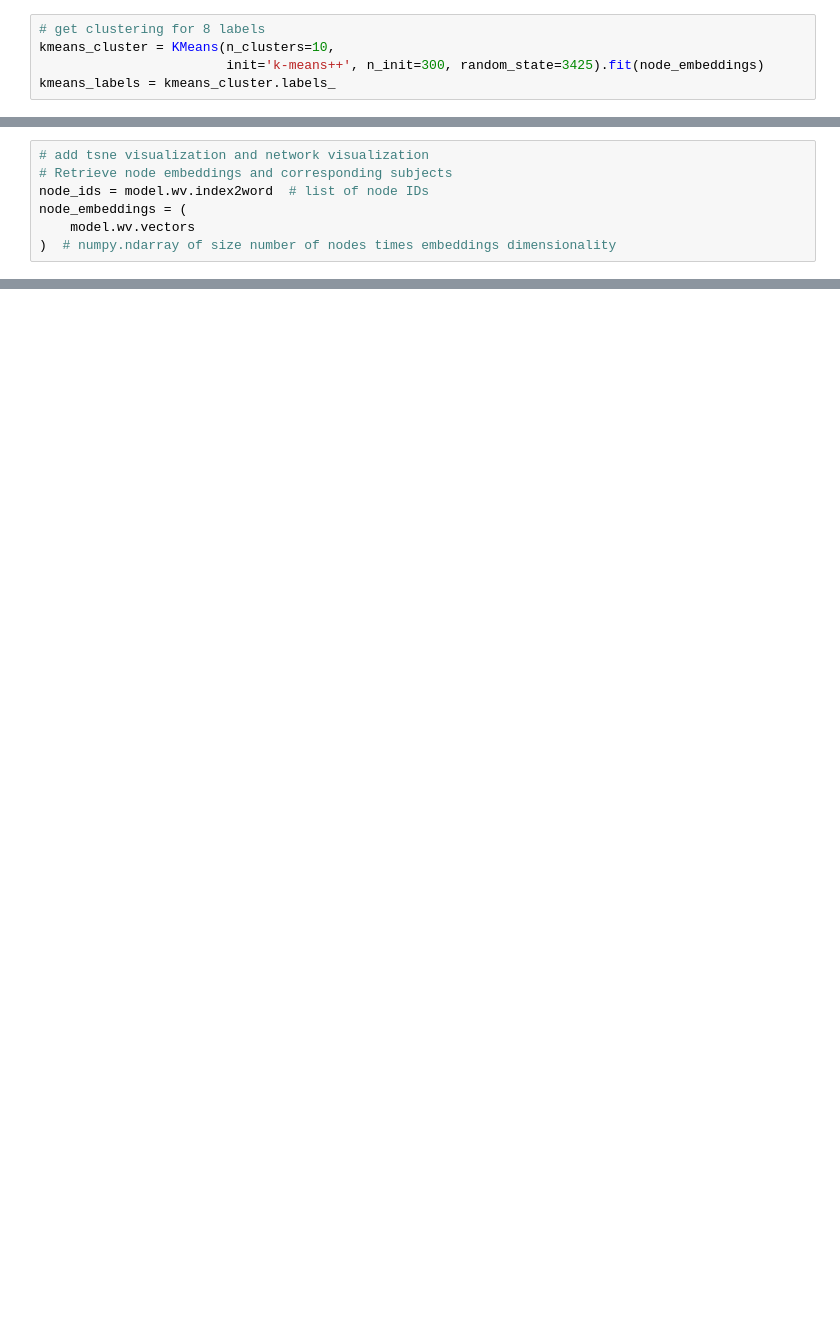
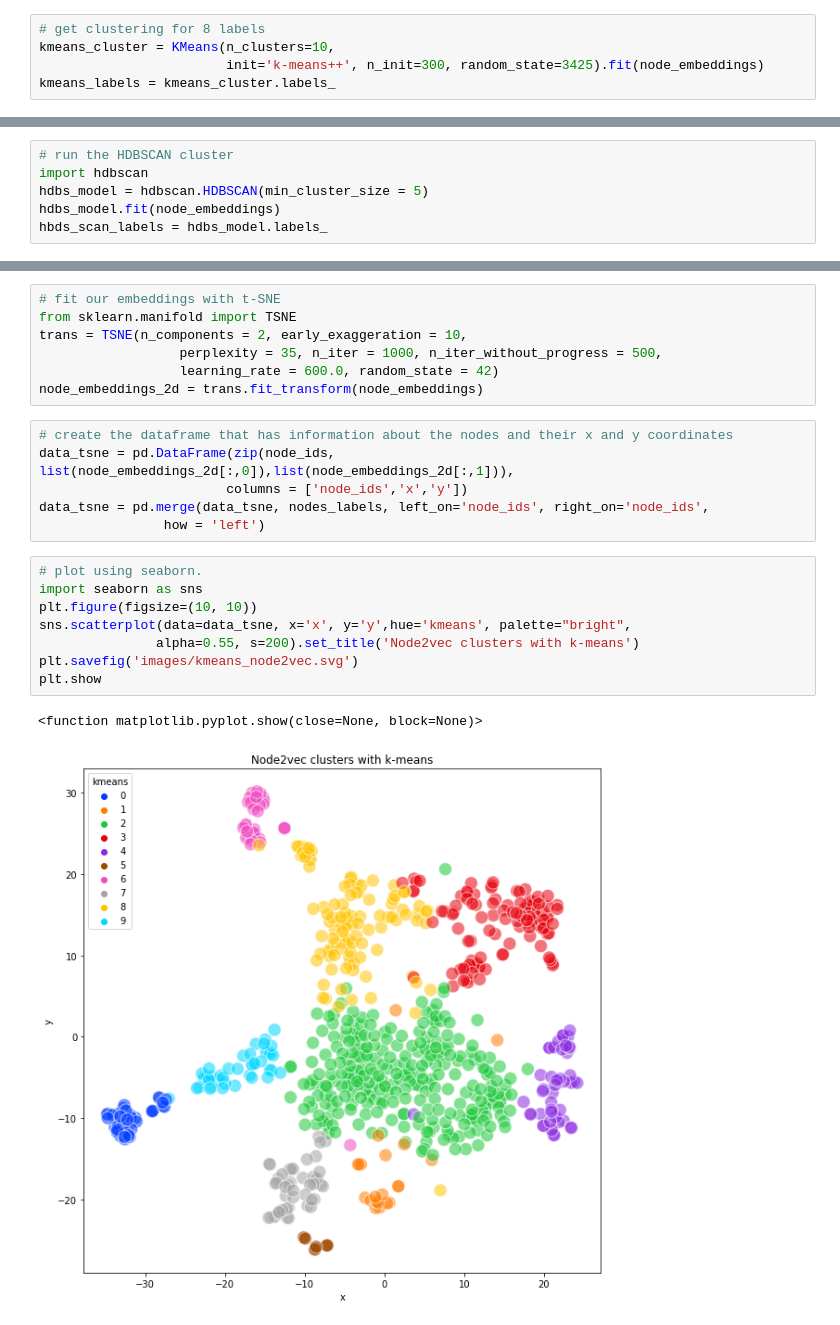
Before and after one commit to jlealtru/website_tutorials, a Jupyter notebook: notebooks/node2vec with capitol bikeshare data.ipynb, the cells around one changed output, grey strips where cells are left out. Drawn from its saved outputs; the diff is of its cells as text; blank space fills up the shorter version.

```diff
--- a/notebooks/node2vec with capitol bikeshare data.ipynb
+++ b/notebooks/node2vec with capitol bikeshare data.ipynb
@@ -458,7 +125,0 @@ model.wv.most_similar('Fort Totten Metro')
-# %%
-# add tsne visualization and network visualization
-# Retrieve node embeddings and corresponding subjects
-node_ids = model.wv.index2word  # list of node IDs
-node_embeddings = (
-    model.wv.vectors
-)  # numpy.ndarray of size number of nodes times embeddings dimensionality
@@ -548,0 +126,6 @@ def tsne_data(arrays, ids, nodes_labels, dimensions = 2):
+# %%
+# run the HDBSCAN cluster
+import hdbscan
+hdbs_model = hdbscan.HDBSCAN(min_cluster_size = 5)
+hdbs_model.fit(node_embeddings)
+hbds_scan_labels = hdbs_model.labels_
@@ -548,0 +140,24 @@ def tsne_data(arrays, ids, nodes_labels, dimensions = 2):
+# %%
+# fit our embeddings with t-SNE
+from sklearn.manifold import TSNE
+trans = TSNE(n_components = 2, early_exaggeration = 10,
+                  perplexity = 35, n_iter = 1000, n_iter_without_progress = 500,
+                  learning_rate = 600.0, random_state = 42)
+node_embeddings_2d = trans.fit_transform(node_embeddings)
+# %%
+# create the dataframe that has information about the nodes and their x and y coordinates
+data_tsne = pd.DataFrame(zip(node_ids, list(node_embeddings_2d[:,0]),list(node_embeddings_2d[:,1])),
+                        columns = ['node_ids','x','y'])
+data_tsne = pd.merge(data_tsne, nodes_labels, left_on='node_ids', right_on='node_ids',
+                how = 'left')
+# %%
+# plot using seaborn.
+import seaborn as sns
+plt.figure(figsize=(10, 10))
+sns.scatterplot(data=data_tsne, x='x', y='y',hue='kmeans', palette="bright",
+               alpha=0.55, s=200).set_title('Node2vec clusters with k-means')
+plt.savefig('images/kmeans_node2vec.svg')
+plt.show
+# %% [output]
+<function matplotlib.pyplot.show(close=None, block=None)>
+[figure, added]
```
Also changed, not shown: parts of 68 cells of this notebook, 2 other files.
